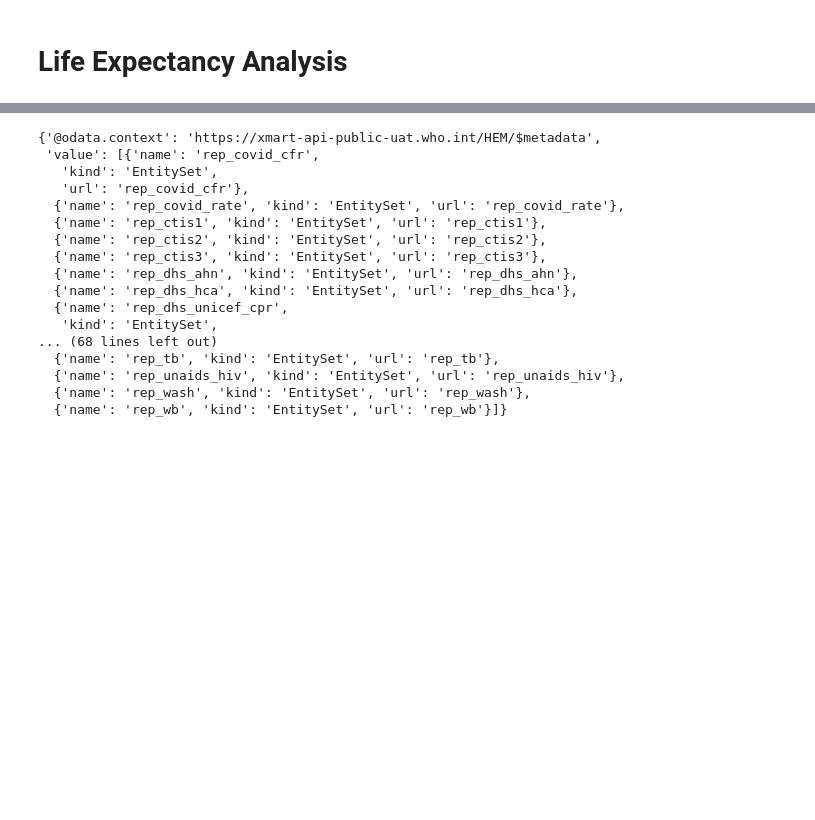
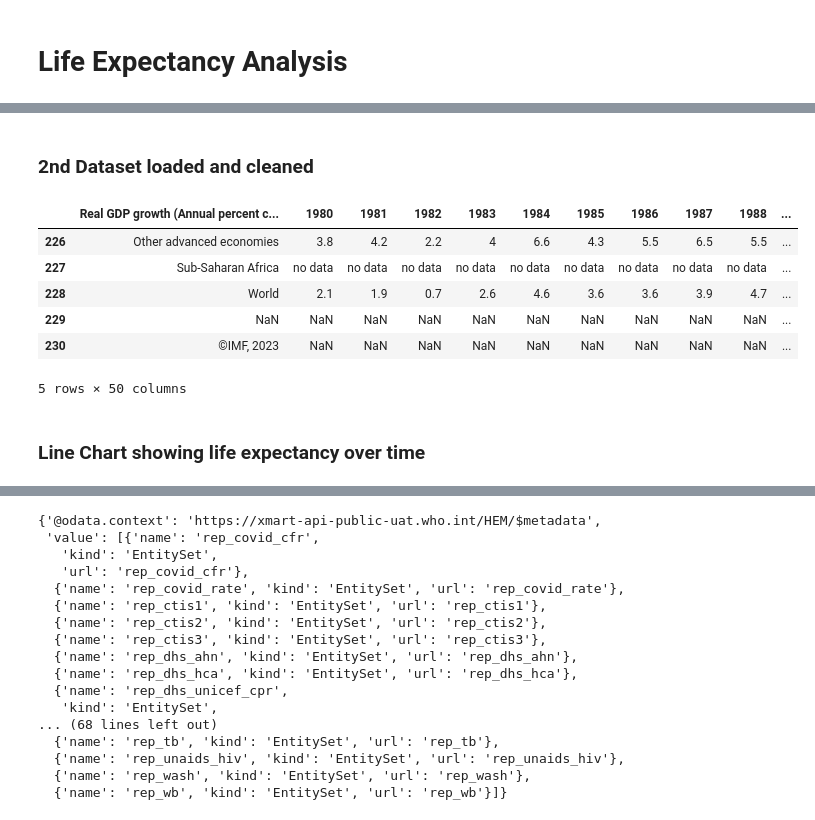
Before and after one commit to JNorthData/Life_Expectancy, a Jupyter notebook: life-expectancy.ipynb, the cells around one changed output, grey strips where cells are left out. Saved outputs shown, nothing was run; the diff lists cells and outputs as text; code cells hidden in the pictures; blank space fills up the shorter version.

Commit message:
cleaner build, 2 datasets

```diff
--- a/life-expectancy.ipynb
+++ b/life-expectancy.ipynb
@@ -29,3 +39,22 @@ Life_Exp_df
+# %% [markdown]
+### 2nd Dataset loaded and cleaned
+# %%
+GDP_Growth_df = pd.read_csv('Resources/GDP Growth Data.csv')
+
+# 'no data' rows need to be removed
+# Remove columns outside of 2000 - 2015
+
+GDP_Growth_df.tail()
+# %% [output]
+|  | Real GDP growth (Annual percent c... | 1980 | 1981 | 1982 | 1983 | 1984 | 1985 | 1986 | 1987 | 1988 | ... |
+| 226 | Other advanced economies | 3.8 | 4.2 | 2.2 | 4 | 6.6 | 4.3 | 5.5 | 6.5 | 5.5 | ... |
+| 227 | Sub-Saharan Africa | no data | no data | no data | no data | no data | no data | no data | no data | no data | ... |
+| 228 | World | 2.1 | 1.9 | 0.7 | 2.6 | 4.6 | 3.6 | 3.6 | 3.9 | 4.7 | ... |
+| 229 | NaN | NaN | NaN | NaN | NaN | NaN | NaN | NaN | NaN | NaN | ... |
+| 230 | ©IMF, 2023 | NaN | NaN | NaN | NaN | NaN | NaN | NaN | NaN | NaN | ... |
+5 rows × 50 columns
+# %% [markdown]
+### Line Chart showing life expectancy over time
 # %%
 
 # Grouping by 'Year' and 'Status' and calculating average life expectancy
```
Also changed, not shown: parts of 7 cells of this notebook, 3 other files.
